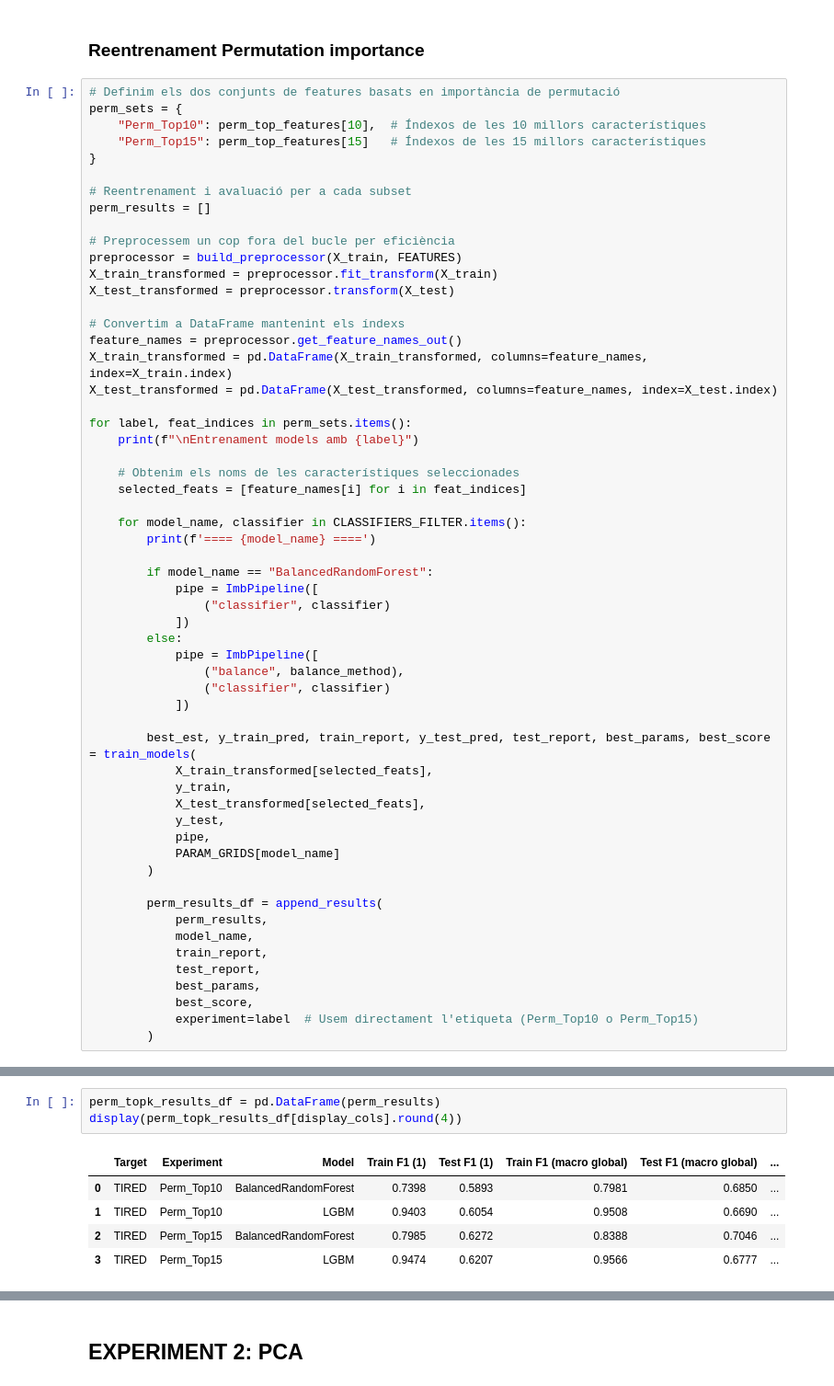
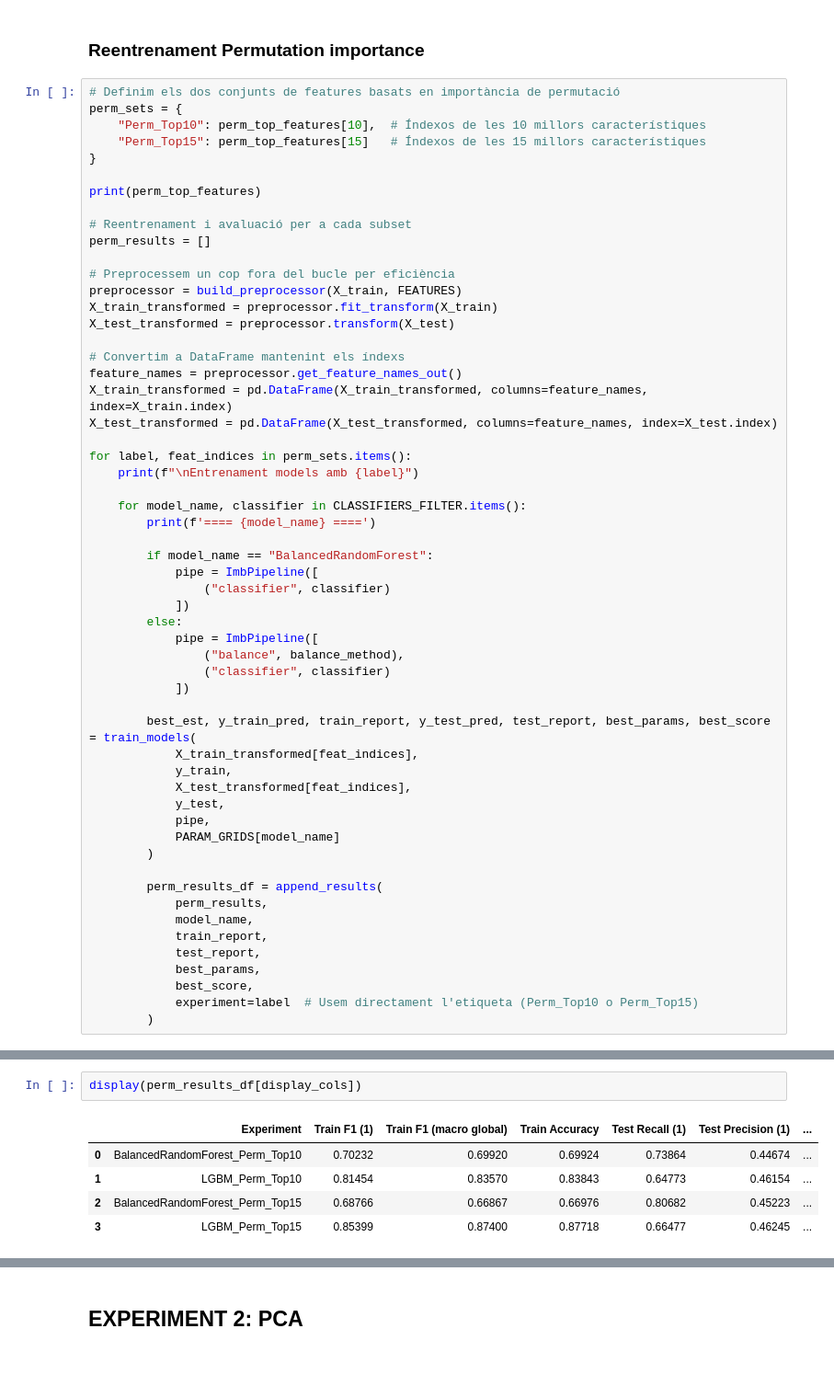
Before and after one commit to RogerDuran808/AI-Health-Assistant, a Jupyter notebook: notebooks/02_LifeSnaps_Training_Experiments.ipynb, the cells around one changed output, grey strips where cells are left out. Shown: that part at 92% size. Saved outputs shown, nothing was run; the diff lists cells and outputs as text.

```diff
--- a/notebooks/02_LifeSnaps_Training_Experiments.ipynb
+++ b/notebooks/02_LifeSnaps_Training_Experiments.ipynb
@@ -503,6 +503,8 @@ perm_sets = {
     "Perm_Top10": perm_top_features[10],  # Índexos de les 10 millors característiques
     "Perm_Top15": perm_top_features[15]   # Índexos de les 15 millors característiques
 }
+
+print(perm_top_features)
 
 # Reentrenament i avaluació per a cada subset
 perm_results = []
@@ -520,9 +522,6 @@ X_test_transformed = pd.DataFrame(X_test_transformed, columns=feature_names, ind
 for label, feat_indices in perm_sets.items():
     print(f"\nEntrenament models amb {label}")
 
-    # Obtenim els noms de les característiques seleccionades
-    selected_feats = [feature_names[i] for i in feat_indices]
-
     for model_name, classifier in CLASSIFIERS_FILTER.items():
         print(f'==== {model_name} ====')
 
@@ -537,9 +536,9 @@ for label, feat_indices in perm_sets.items():
             ])
 
         best_est, y_train_pred, train_report, y_test_pred, test_report, best_params, best_score = train_models(
-            X_train_transformed[selected_feats],
+            X_train_transformed[feat_indices],
             y_train,
-            X_test_transformed[selected_feats],
+            X_test_transformed[feat_indices],
             y_test,
             pipe,
             PARAM_GRIDS[model_name]
@@ -560,10 +574,9 @@ IndexError: only integers, slices (`:`), ellipsis (`...`), numpy.newaxis (`None`
 # %%
-perm_topk_results_df = pd.DataFrame(perm_results)
-display(perm_topk_results_df[display_cols].round(4))
+display(perm_results_df[display_cols])
 # %% [output]
-|  | Target | Experiment | Model | Train F1 (1) | Test F1 (1) | Train F1 (macro global) | Test F1 (macro global) | ... |
-| 0 | TIRED | Perm_Top10 | BalancedRandomForest | 0.7398 | 0.5893 | 0.7981 | 0.6850 | ... |
-| 1 | TIRED | Perm_Top10 | LGBM | 0.9403 | 0.6054 | 0.9508 | 0.6690 | ... |
-| 2 | TIRED | Perm_Top15 | BalancedRandomForest | 0.7985 | 0.6272 | 0.8388 | 0.7046 | ... |
-| 3 | TIRED | Perm_Top15 | LGBM | 0.9474 | 0.6207 | 0.9566 | 0.6777 | ... |
+|  | Experiment | Train F1 (1) | Train F1 (macro global) | Train Accuracy | Test Recall (1) | Test Precision (1) | ... |
+| 0 | BalancedRandomForest_Perm_Top10 | 0.70232 | 0.69920 | 0.69924 | 0.73864 | 0.44674 | ... |
+| 1 | LGBM_Perm_Top10 | 0.81454 | 0.83570 | 0.83843 | 0.64773 | 0.46154 | ... |
+| 2 | BalancedRandomForest_Perm_Top15 | 0.68766 | 0.66867 | 0.66976 | 0.80682 | 0.45223 | ... |
+| 3 | LGBM_Perm_Top15 | 0.85399 | 0.87400 | 0.87718 | 0.66477 | 0.46245 | ... |
 # %%
```
Also changed, not shown: parts of 8 cells of this notebook, 6 other files.
